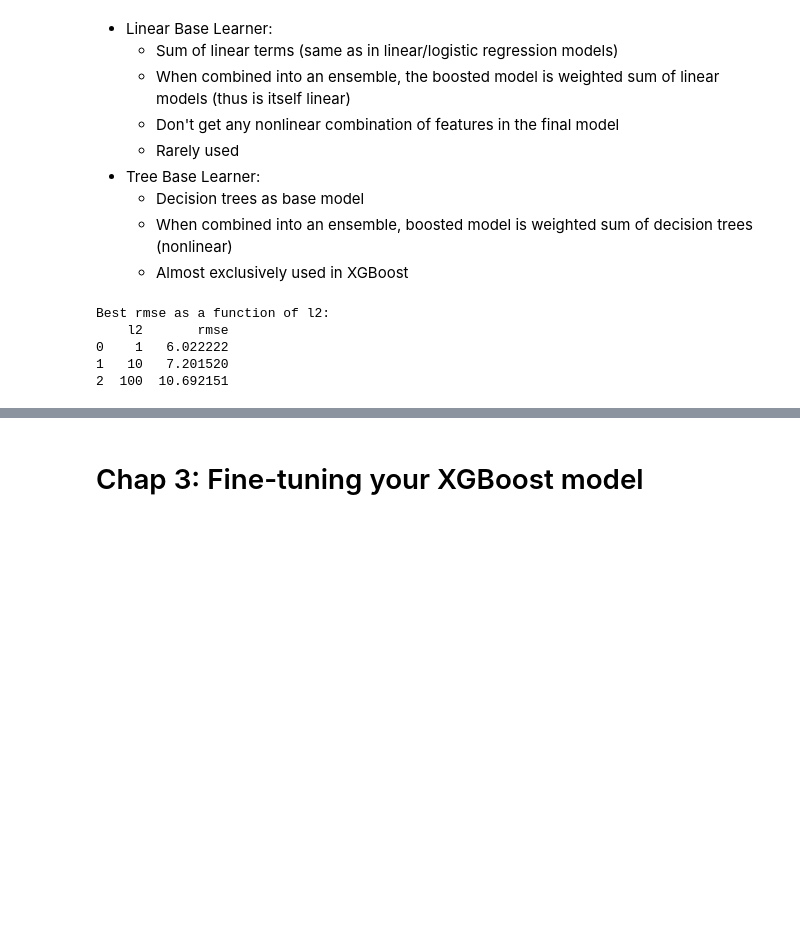
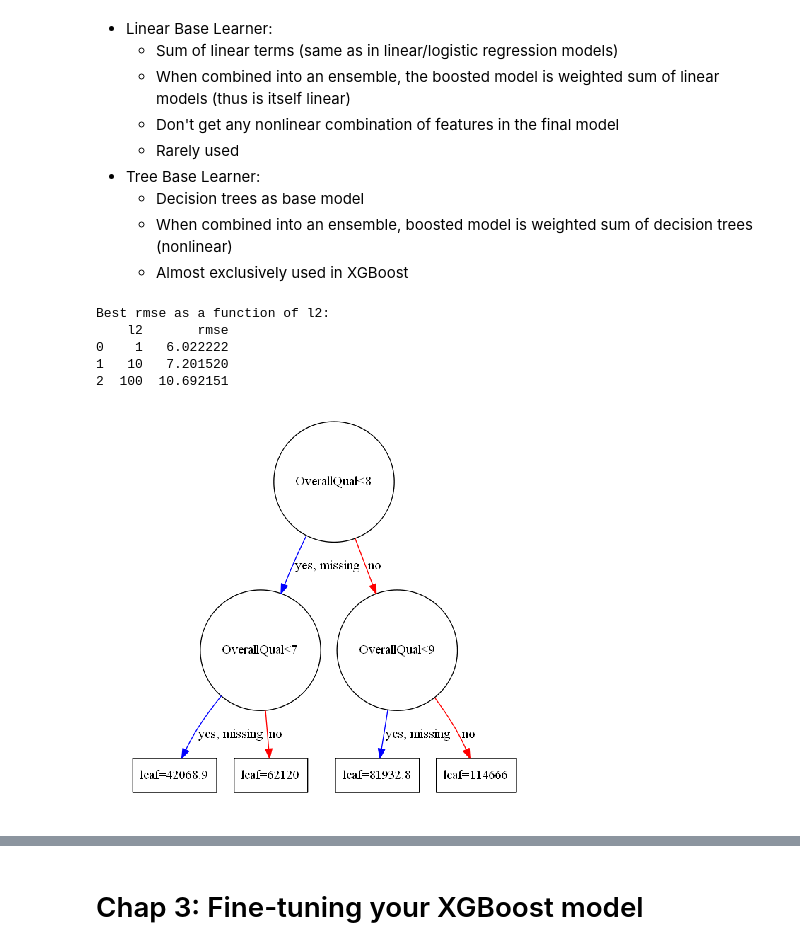
Before and after one commit to jadoonengr/DataCamp-Notes, a Jupyter notebook: Extreme Gradient Boosting with XGBoost.ipynb, the cells around one changed output, grey strips where cells are left out. Drawn from its saved outputs; the diff is of its cells as text; code cells hidden in the pictures; blank space fills up the shorter version.

```diff
--- a/Extreme Gradient Boosting with XGBoost.ipynb
+++ b/Extreme Gradient Boosting with XGBoost.ipynb
@@ -537,0 +520,18 @@ prediction_df.to_csv('predictions.csv')
+# %%
+# Visualizing individual XGBoost trees
+
+# Create the DMatrix: housing_dmatrix
+housing_dmatrix = xgb.DMatrix(data=X, label=y)
+
+# Create the parameter dictionary: params
+params = {"objective":"reg:linear", "max_depth":2}
+
+# Train the model: xg_reg
+xg_reg = xgb.train(params=params, dtrain=housing_dmatrix, num_boost_round=10)
+
+# Plot the first tree
+xgb.plot_tree(xg_reg, num_trees=0)
+plt.rcParams["figure.figsize"] = [7,7]
+plt.show()
+# %% [output]
+[figure, added]
```
Also changed, not shown: parts of 15 cells of this notebook.
